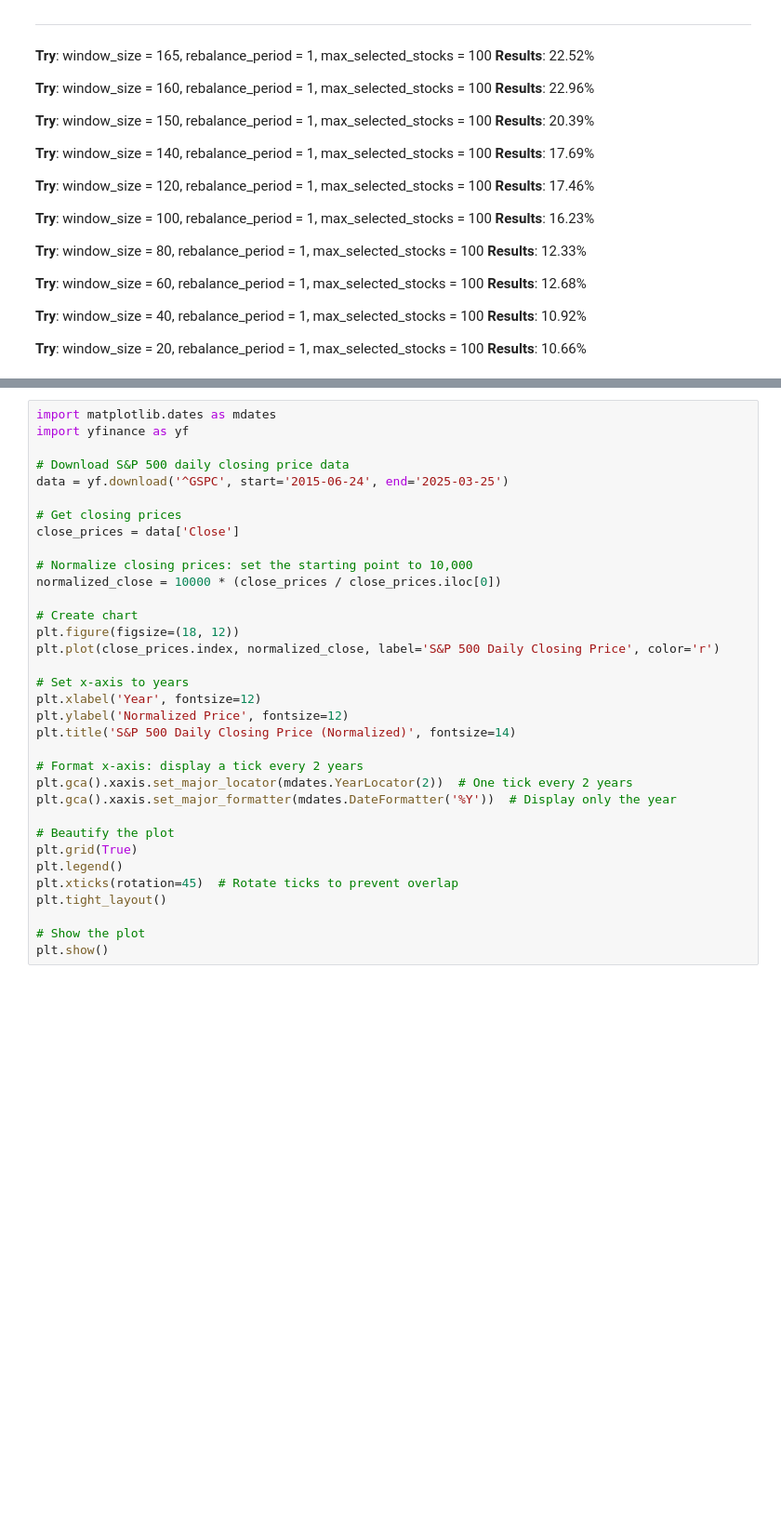
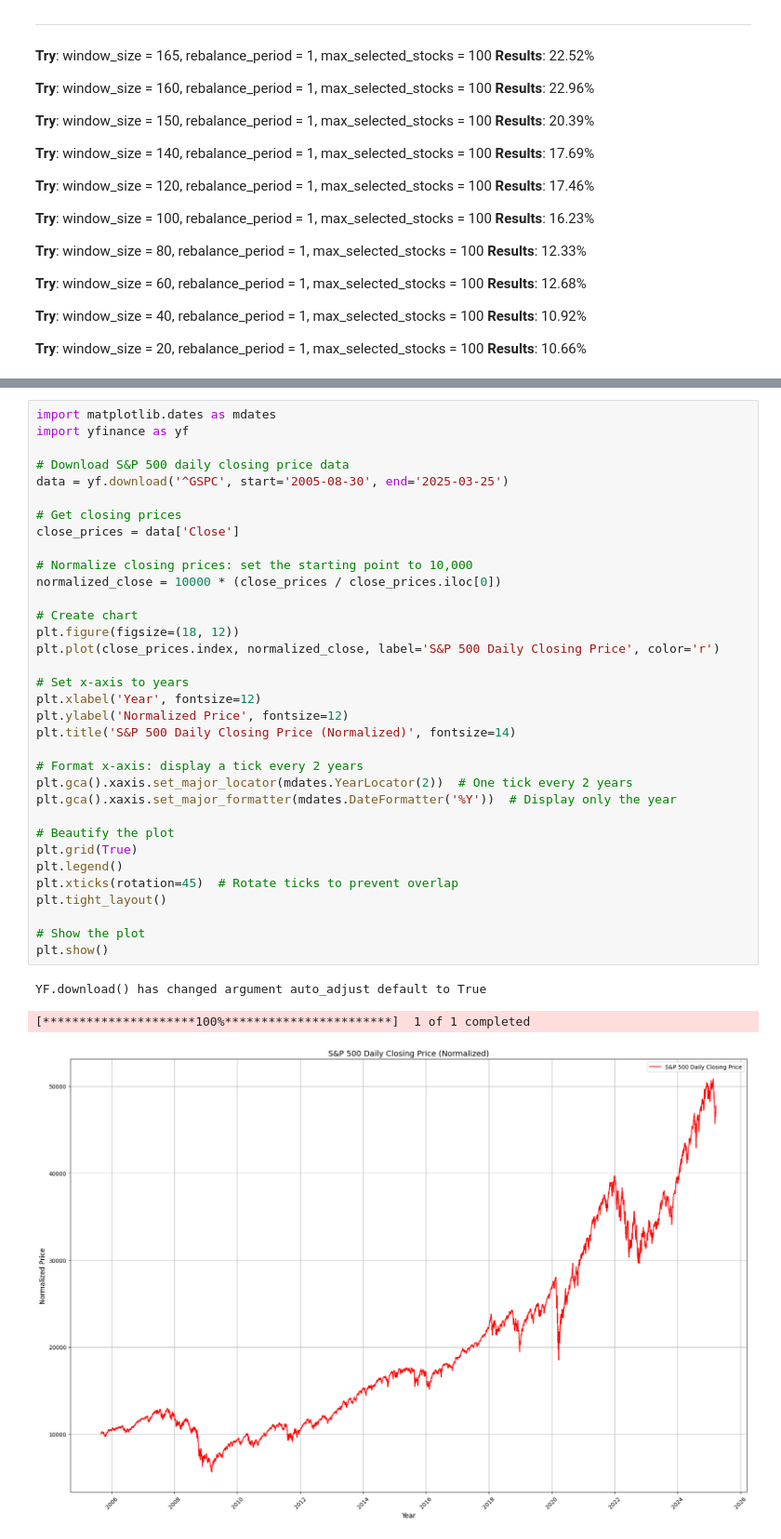
Before and after one commit to JesseLau24/CWP_RL, a Jupyter notebook: 02_MVO_Multi_Assets/002_MVO_100.ipynb, the cells around one changed output, grey strips where cells are left out. Shown at 93% size. Drawn from its saved outputs; the diff is of its cells as text; blank space fills up the shorter version.

```diff
--- a/02_MVO_Multi_Assets/002_MVO_100.ipynb
+++ b/02_MVO_Multi_Assets/002_MVO_100.ipynb
@@ -257,32 +322,36 @@ import matplotlib.dates as mdates
 import yfinance as yf
 
 # Download S&P 500 daily closing price data
-data = yf.download('^GSPC', start='2015-06-24', end='2025-03-25')
+data = yf.download('^GSPC', start='2005-08-30', end='2025-03-25')
 
 # Get closing prices
 close_prices = data['Close']
 
 # Normalize closing prices: set the starting point to 10,000
 normalized_close = 10000 * (close_prices / close_prices.iloc[0])
 
 # Create chart
 plt.figure(figsize=(18, 12))
 plt.plot(close_prices.index, normalized_close, label='S&P 500 Daily Closing Price', color='r')
 
 # Set x-axis to years
 plt.xlabel('Year', fontsize=12)
 plt.ylabel('Normalized Price', fontsize=12)
 plt.title('S&P 500 Daily Closing Price (Normalized)', fontsize=14)
 
 # Format x-axis: display a tick every 2 years
 plt.gca().xaxis.set_major_locator(mdates.YearLocator(2))  # One tick every 2 years
 plt.gca().xaxis.set_major_formatter(mdates.DateFormatter('%Y'))  # Display only the year
 
 # Beautify the plot
 plt.grid(True)
 plt.legend()
 plt.xticks(rotation=45)  # Rotate ticks to prevent overlap
 plt.tight_layout()
 
 # Show the plot
 plt.show()
+# %% [output]
+YF.download() has changed argument auto_adjust default to True
+[*********************100%***********************]  1 of 1 completed
+[figure, added]
```
Also changed, not shown: parts of 8 cells of this notebook, 3 other files.
